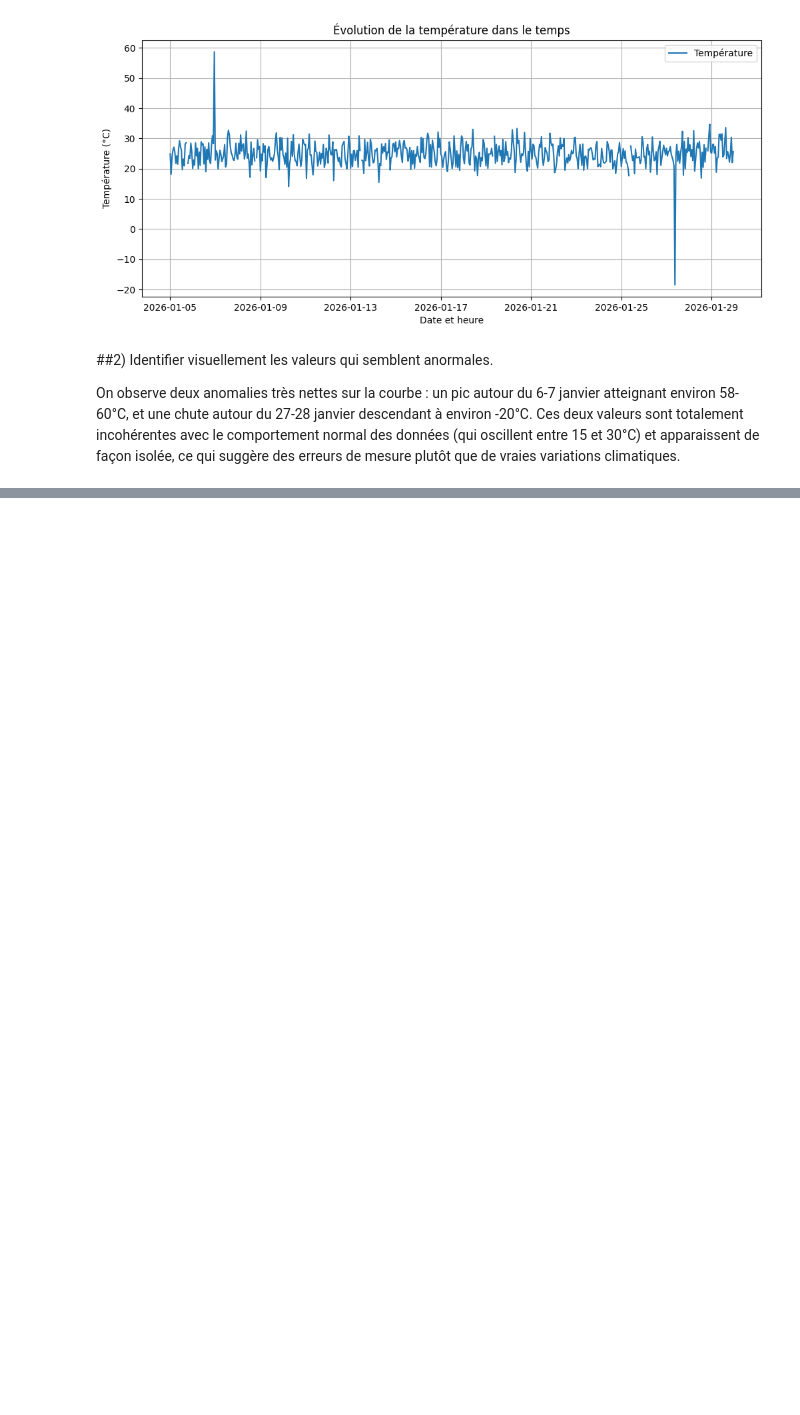
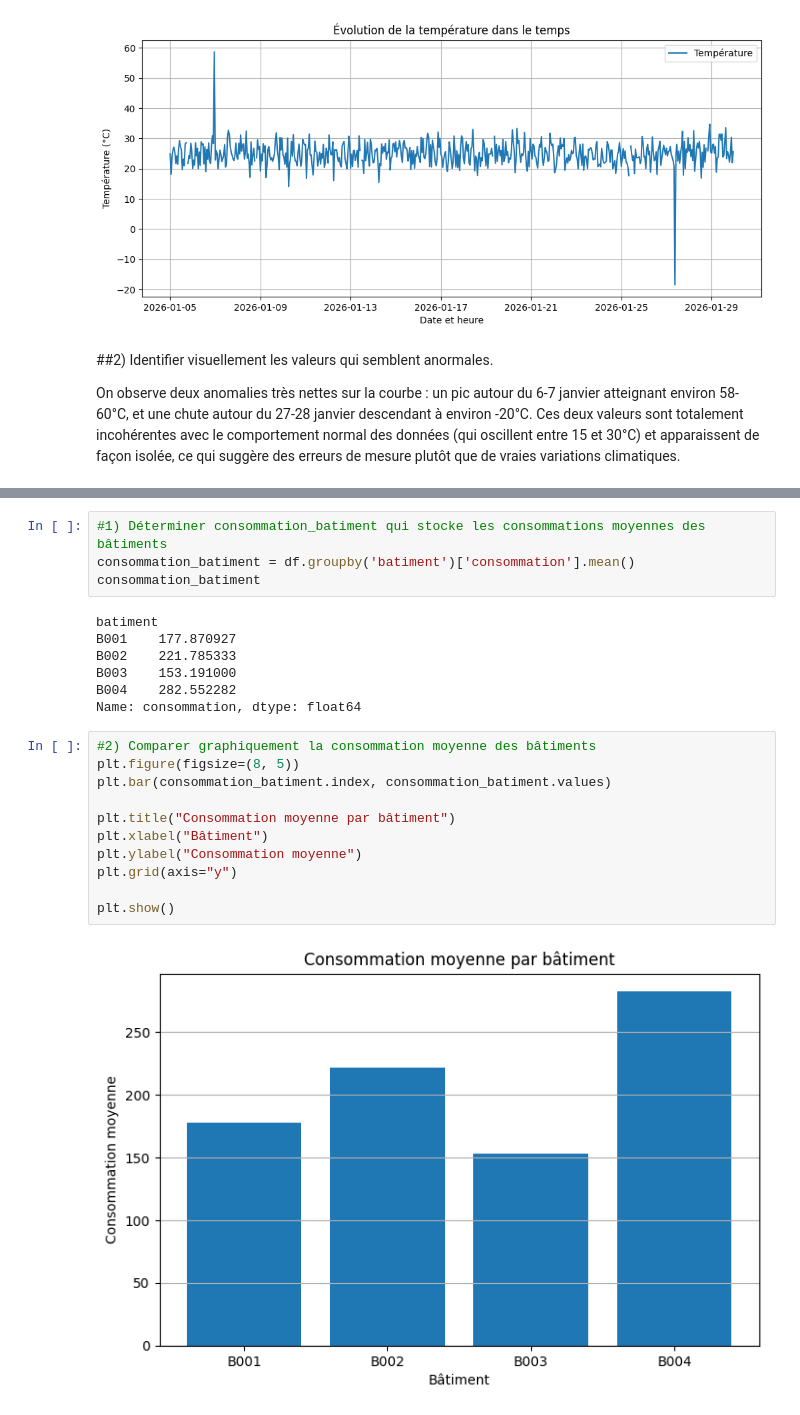
Before and after one commit to Mayra-99/atelier_matplotlib_iot, a Jupyter notebook: notebooks/atelier_matplotlib_iot.ipynb, the cells around one changed output, grey strips where cells are left out. Drawn from its saved outputs; the diff is of its cells as text; blank space fills up the shorter version.

Commit message:
Partie 2 : diagramme en barres consommation par batiment

```diff
--- a/notebooks/atelier_matplotlib_iot.ipynb
+++ b/notebooks/atelier_matplotlib_iot.ipynb
@@ -96,0 +104,24 @@ ce qui suggère des erreurs de mesure plutôt que de vraies variations climatiqu
+# %%
+#1) Déterminer consommation_batiment qui stocke les consommations moyennes des bâtiments
+consommation_batiment = df.groupby('batiment')['consommation'].mean()
+consommation_batiment
+# %% [output]
+batiment
+B001    177.870927
+B002    221.785333
+B003    153.191000
+B004    282.552282
+Name: consommation, dtype: float64
+# %%
+#2) Comparer graphiquement la consommation moyenne des bâtiments
+plt.figure(figsize=(8, 5))
+plt.bar(consommation_batiment.index, consommation_batiment.values)
+
+plt.title("Consommation moyenne par bâtiment")
+plt.xlabel("Bâtiment")
+plt.ylabel("Consommation moyenne")
+plt.grid(axis="y")
+
+plt.show()
+# %% [output]
+[figure, added]
```
Also changed, not shown: parts of 3 cells of this notebook.
